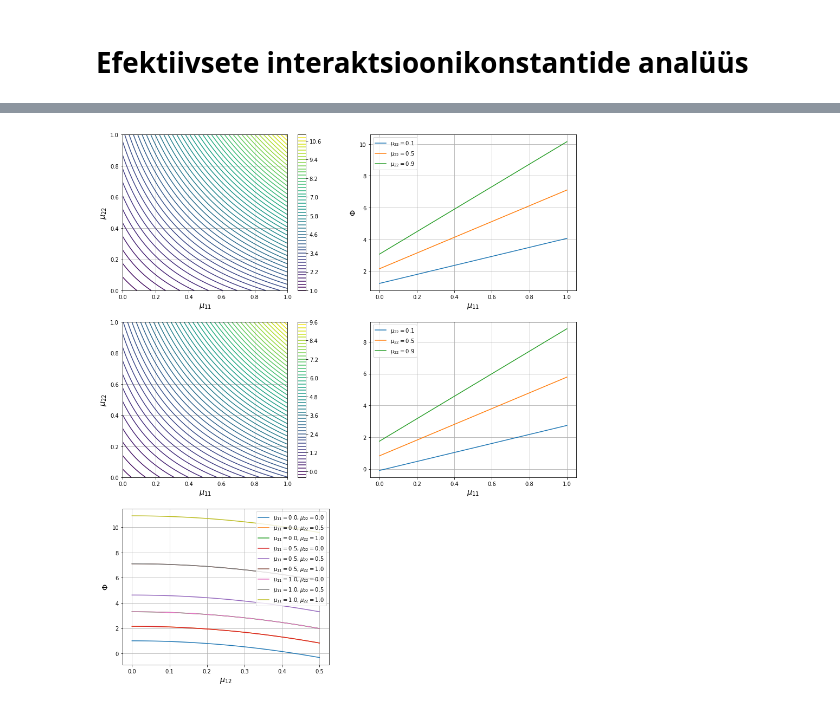
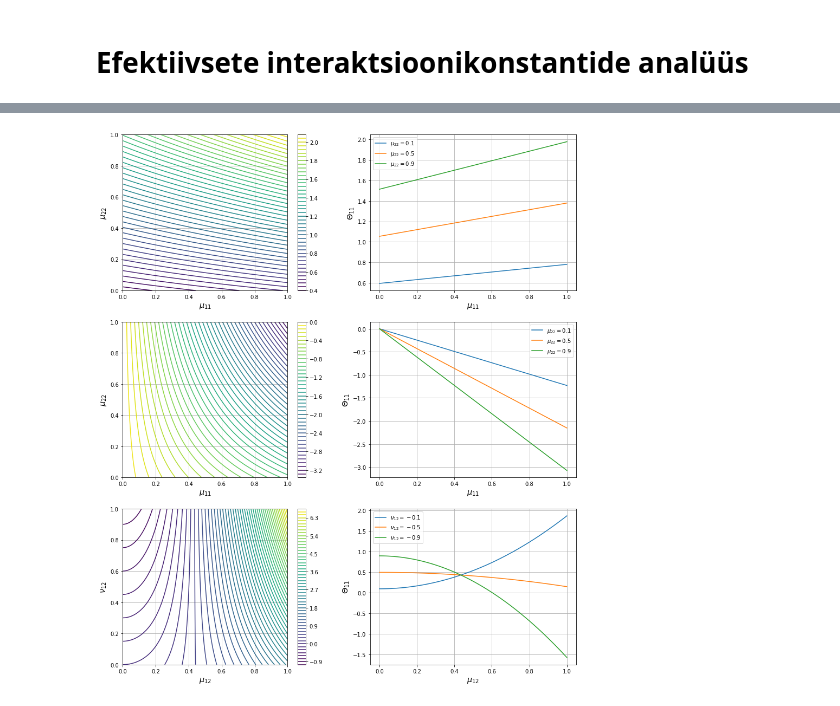
Before and after one commit to TaimoPriinits/Magistritoo, a Jupyter notebook: Jupyter/EfektiivseteInteraktsioonikonstantideAnaluus.ipynb, the cells around one changed output, grey strips where cells are left out. Saved outputs shown, nothing was run; the diff lists cells and outputs as text; code cells hidden in the pictures.

Commit message:
better figures

```diff
--- a/Jupyter/EfektiivseteInteraktsioonikonstantideAnaluus.ipynb
+++ b/Jupyter/EfektiivseteInteraktsioonikonstantideAnaluus.ipynb
@@ -4,9 +4,13 @@
 import matplotlib.pyplot as plt
 plt.rcParams['axes.grid'] = True
 plt.rcParams['axes.labelsize'] = 'x-large'
+plt.rcParams['axes.titlesize'] = 'x-large'
 
 import numpy as np
 
 from sympy import *
 from sympy.interactive import printing
 printing.init_printing(use_latex=true)
+# %%
+mu11, mu22, mu12, nu11, nu22, nu12, P, etaTilde = symbols(
+    'mu11 mu22 mu12 nu11 nu22 nu12 P etatilde')
@@ -68,52 +242,51 @@ mu12nu12 = np.meshgrid(mu12, nu12)
 # %%
 figrows = 3
 figcols = 2
 
 plt.figure(figsize=(15, 6 * figrows))
 
 plt.subplot(figrows, figcols, 1)
 plt.contour(mu11mu22[0], mu11mu22[1],
-            Phi(mu11mu22[0], mu11mu22[1], 0.0, etaTilde), 50)
+            Theta11(mu11mu22[0], mu11mu22[1], 0.5, -0.5, etaTilde), 50)
 plt.colorbar()
 plt.xlabel(r"$ \mu_{11} $")
 plt.ylabel(r"$ \mu_{22} $")
 
 plt.subplot(figrows, figcols, 2)
-plt.plot(mu11, Phi(mu11, 0.1, 0.0, etaTilde), label=r"$ \mu_{22}=0.1 $")
-plt.plot(mu11, Phi(mu11, 0.5, 0.0, etaTilde), label=r"$ \mu_{22}=0.5 $")
-plt.plot(mu11, Phi(mu11, 0.9, 0.0, etaTilde), label=r"$ \mu_{22}=0.9 $")
+plt.plot(mu11,
+         Theta11(mu11, 0.1, 0.25, -0.5, etaTilde),
+         label=r"$ \mu_{22}=0.1 $")
+plt.plot(mu11,
+         Theta11(mu11, 0.5, 0.25, -0.5, etaTilde),
+         label=r"$ \mu_{22}=0.5 $")
+plt.plot(mu11,
+         Theta11(mu11, 0.9, 0.25, -0.5, etaTilde),
+         label=r"$ \mu_{22}=0.9 $")
 plt.xlabel(r"$ \mu_{11} $")
-plt.ylabel(r"$ \Phi $")
+plt.ylabel(r"$ \Theta_{11} $")
 plt.legend()
 
 plt.subplot(figrows, figcols, 3)
-plt.contour(mu11mu22[0], mu11mu22[1],
-            Phi(mu11mu22[0], mu11mu22[1], 0.5, etaTilde), 50)
+plt.contour(mu11nu11[0], mu11nu11[1],
+            Theta11(0.0, 0.0, mu11nu11[0], mu11nu11[1], etaTilde), 50)
 plt.colorbar()
-plt.xlabel(r"$ \mu_{11} $")
-plt.ylabel(r"$ \mu_{22} $")
+plt.xlabel(r"$ \mu_{12} $")
+plt.ylabel(r"$ \nu_{12} $")
 
-plt.subplot(figrows, figcols, 4)
-plt.plot(mu11, Phi(mu11, 0.1, 0.5, etaTilde), label=r"$ \mu_{22}=0.1 $")
-plt.plot(mu11, Phi(mu11, 0.5, 0.5, etaTilde), label=r"$ \mu_{22}=0.5 $")
-plt.plot(mu11, Phi(mu11, 0.9, 0.5, etaTilde), label=r"$ \mu_{22}=0.9 $")
-plt.xlabel(r"$ \mu_{11} $")
-plt.legend()
-
-plt.subplot(figrows, figcols, 5)
-plt.plot(mu12, Phi(0.0, 0.0, mu12, etaTilde), label=r"$ \mu_{11}=0.0, \mu_{22}=0.0 $")
-plt.plot(mu12, Phi(0.0, 0.5, mu12, etaTilde), label=r"$ \mu_{11}=0.0, \mu_{22}=0.5 $")
-plt.plot(mu12, Phi(0.0, 1.0, mu12, etaTilde), label=r"$ \mu_{11}=0.0, \mu_{22}=1.0 $")
-plt.plot(mu12, Phi(0.5, 0.0, mu12, etaTilde), label=r"$ \mu_{11}=0.5, \mu_{22}=0.0 $")
-plt.plot(mu12, Phi(0.5, 0.5, mu12, etaTilde), label=r"$ \mu_{11}=0.5, \mu_{22}=0.5 $")
-plt.plot(mu12, Phi(0.5, 1.0, mu12, etaTilde), label=r"$ \mu_{11}=0.5, \mu_{22}=1.0 $")
-plt.plot(mu12, Phi(1.0, 0.0, mu12, etaTilde), label=r"$ \mu_{11}=1.0, \mu_{22}=0.0 $")
-plt.plot(mu12, Phi(1.0, 0.5, mu12, etaTilde), label=r"$ \mu_{11}=1.0, \mu_{22}=0.5 $")
-plt.plot(mu12, Phi(1.0, 1.0, mu12, etaTilde), label=r"$ \mu_{11}=1.0, \mu_{22}=1.0 $")
+plt.subplot(figrows, figcols, 6)
+plt.plot(mu11,
+         Theta11(0.0, 0.0, mu11, -0.1, etaTilde),
+         label=r"$ \nu_{12}=-0.1 $")
+plt.plot(mu11,
+         Theta11(0.0, 0.0, mu11, -0.5, etaTilde),
+         label=r"$ \nu_{12}=-0.5 $")
+plt.plot(mu11,
+         Theta11(0.0, 0.0, mu11, -0.9, etaTilde),
+         label=r"$ \nu_{12}=-0.9 $")
 plt.xlabel(r"$ \mu_{12} $")
-plt.ylabel(r"$ \Phi $")
+plt.ylabel(r"$ \Theta_{11} $")
 plt.legend()
 
 plt.show()
 # %% [output]
-[figure, old version]
+[figure, new version]
```
Also changed, not shown: parts of 5 cells of this notebook.
